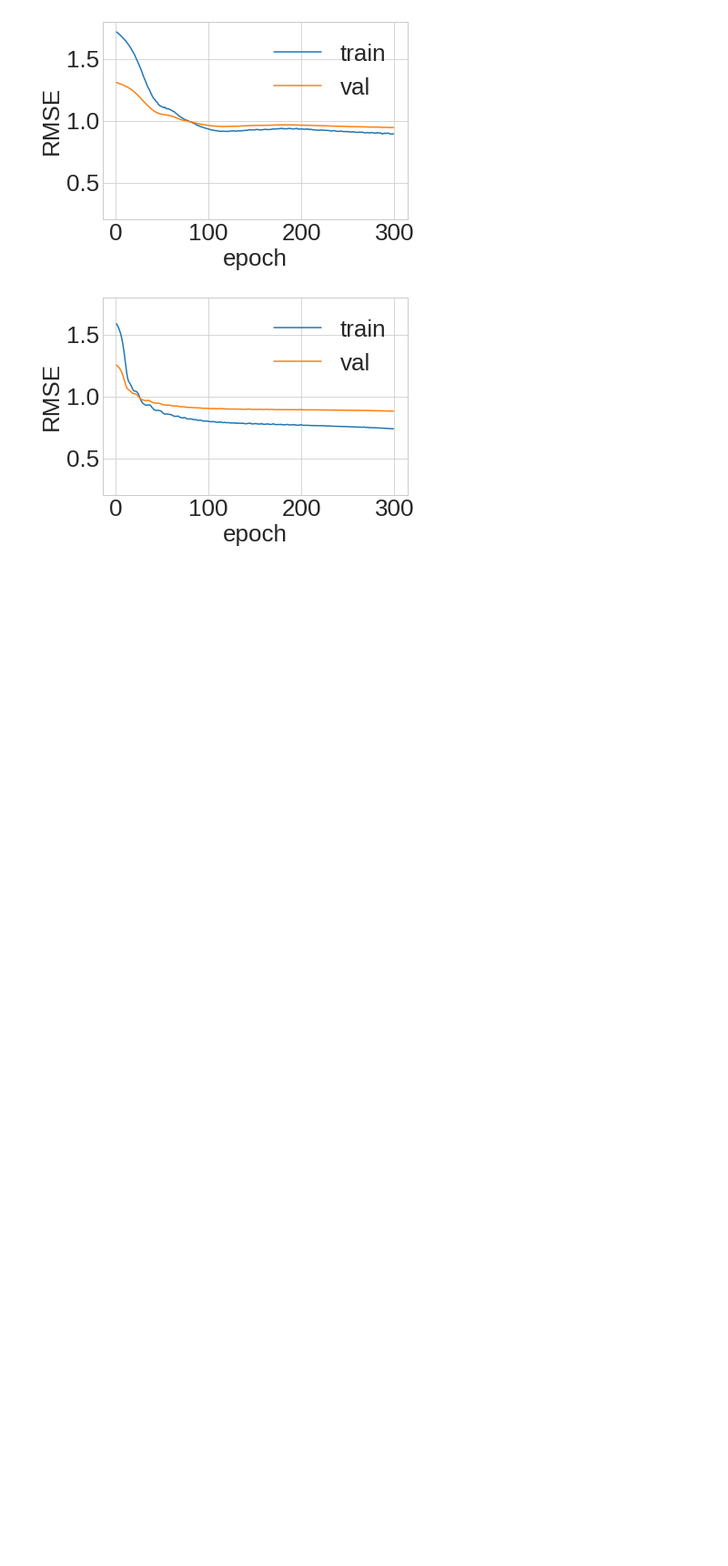
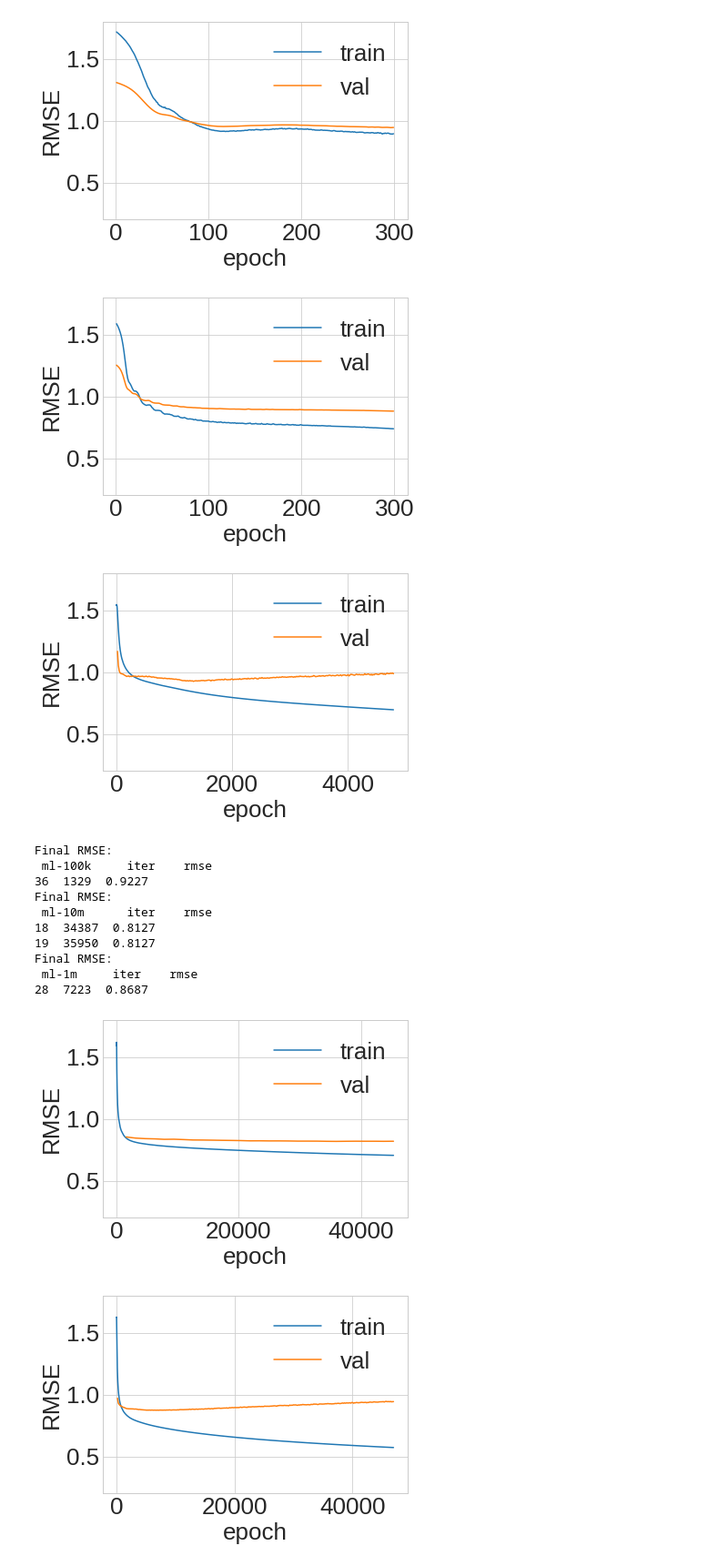
Before and after one commit to tobiasweede/rs-via-gnn, a Jupyter notebook: 02_gcmc/movielens/movielens_gcmc_training_visualization.ipynb, the cells around one changed output. Shown at 91% size. Cells and saved outputs as stored; diff of their text form; code cells hidden in the pictures; blank space fills up the shorter version.

```diff
--- a/02_gcmc/movielens/movielens_gcmc_training_visualization.ipynb
+++ b/02_gcmc/movielens/movielens_gcmc_training_visualization.ipynb
@@ -71,3 +71,20 @@ Final RMSE:
 192   299  0.8801
 [figure]
 [figure]
+# %%
+type='sampel'
+show_vis(type)
+# %% [output]
+[figure, added]
+Final RMSE:
+ ml-100k     iter    rmse
+36  1329  0.9227
+Final RMSE:
+ ml-10m      iter    rmse
+18  34387  0.8127
+19  35950  0.8127
+Final RMSE:
+ ml-1m     iter    rmse
+28  7223  0.8687
+[figure, added]
+[figure, added]
```
Also changed, not shown: 20 other files.
